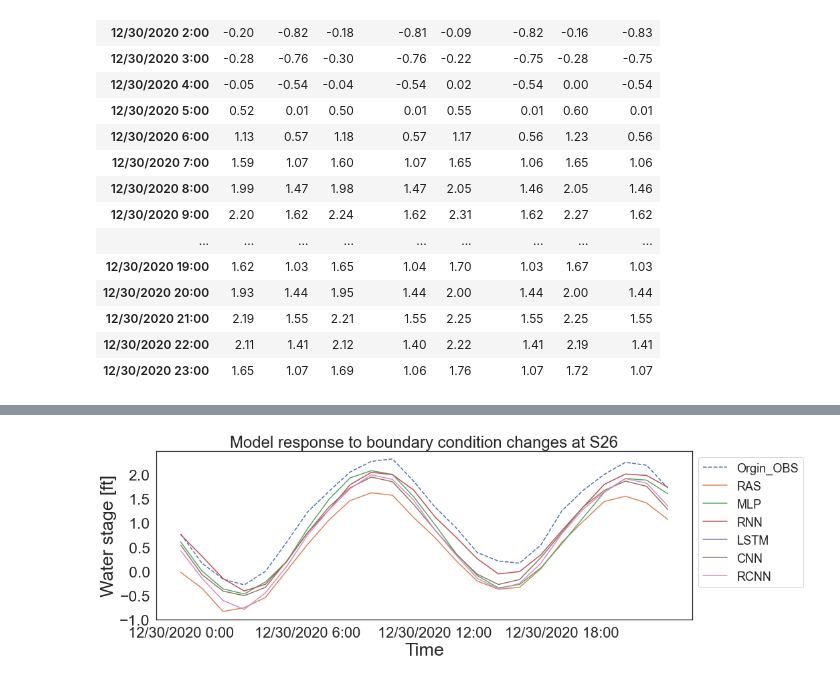
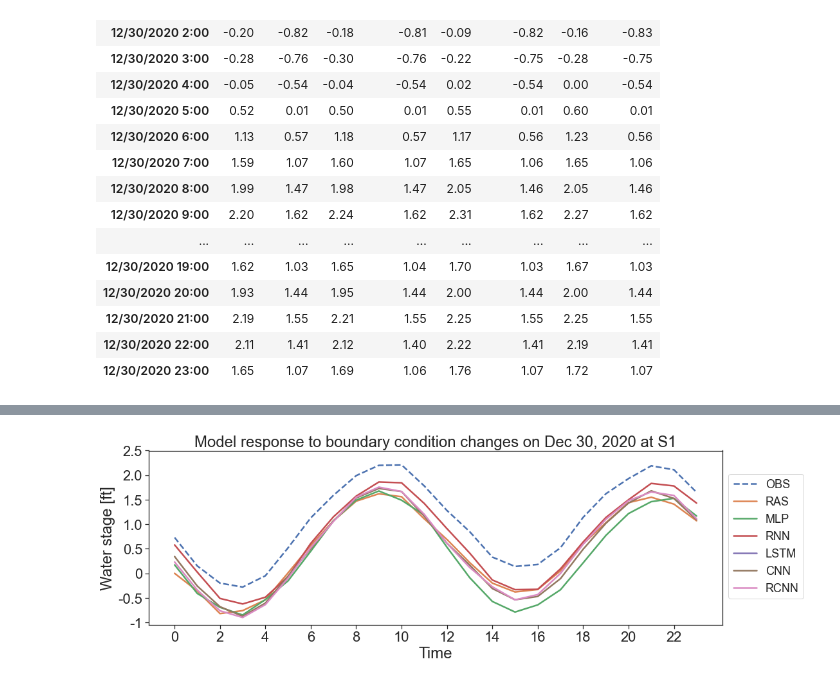
Before and after one commit to JimengShi/DL-WaLeF, a Jupyter notebook: post_processing/Post-processing 2.ipynb, the cells around one changed output, grey strips where cells are left out. Saved outputs shown, nothing was run; the diff lists cells and outputs as text; code cells hidden in the pictures.

```diff
--- a/post_processing/Post-processing 2.ipynb
+++ b/post_processing/Post-processing 2.ipynb
@@ -295,36 +187,35 @@ plt.show()
-# %%
-df3= pd.DataFrame(columns = ['OBS', 'RAS', 'MLP', 'RNN', 'LSTM', 'CMLP', 'RCNN'])
-df3.iloc[:, 0] = refer.iloc[:, 6]
-df3.iloc[:, 1] = refer.iloc[:, 7]
-df3.iloc[:, 2] = inv_yhat_mlp_reshape[:, 3]
-df3.iloc[:, 3] = inv_yhat_rnn_reshape[:, 3]
-df3.iloc[:, 4] = inv_yhat_lstm_reshape_pd.iloc[:, 3]
-df3.iloc[:, 5] = inv_yhat_cmlp_reshape[:, 3]
-df3.iloc[:, 6] = inv_yhat_crnn_reshape[:, 3]
-
-plt.rcParams["figure.figsize"] = (16, 5)
-sns.set(style = 'white')
-sns.set_theme(style="white", font_scale=1.7)
-
-fig, ax = plt.subplots(facecolor='white')
-plt.plot(df3.iloc[:, 0], label=('Orgin_OBS'), linestyle='dashed')
-
-plt.plot(df3.iloc[:, 1:], label=('RAS', 'MLP', 'RNN', 'LSTM', 'CNN', 'RCNN'))
-
-plt.xticks(np.arange(0, 23, step=6), fontsize=22)
-plt.yticks(np.arange(-1, 2.1, step=0.5), fontsize=23)
-
-plt.xlabel('Time', fontsize=27)
-plt.ylabel('Water stage [ft]', fontsize=27)
-plt.legend(fontsize=18, bbox_to_anchor=(1.0, 1.0))
-plt.title('Model response to boundary condition changes at S26', fontsize=24)
-plt.subplots_adjust(left=0.1,
-                    bottom=0.2,
-                    right=0.795,
-                    top=0.9,
-                    wspace=0.1,
-                    hspace=0.5)
-plt.savefig('figure/11.4.png')
-plt.show()
-# %% [output]
-[figure, removed]
+# %%
+df = pd.DataFrame(columns = ['OBS', 'RAS', 'MLP', 'RNN', 'LSTM', 'CMLP', 'CRNN'])
+df.iloc[:, 0] = refer.iloc[:, 0]
+df.iloc[:, 1] = refer.iloc[:, 1]
+df.iloc[:, 2] = inv_yhat_mlp_reshape[:, 0]
+df.iloc[:, 3] = inv_yhat_rnn_reshape[:, 0]
+df.iloc[:, 4] = inv_yhat_lstm_reshape_pd.iloc[:, 0]
+df.iloc[:, 5] = inv_yhat_cmlp_reshape[:, 0]
+df.iloc[:, 6] = inv_yhat_crnn_reshape[:, 0]
+
+plt.rcParams["figure.figsize"] = (16, 5)
+
+LINEWIDTH = 2.5
+plt.plot(df.iloc[:, 0].values, linestyle='--', linewidth=LINEWIDTH, label='OBS')
+plt.plot(df.iloc[:, 1].values, linewidth=LINEWIDTH, label='RAS')
+plt.plot(df.iloc[:, 2].values, linewidth=LINEWIDTH, label='MLP')
+plt.plot(df.iloc[:, 3].values, linewidth=LINEWIDTH, label='RNN')
+plt.plot(df.iloc[:, 4].values, linewidth=LINEWIDTH, label='LSTM')
+plt.plot(df.iloc[:, 5].values, linewidth=LINEWIDTH, label='CNN')
+plt.plot(df.iloc[:, 6].values, linewidth=LINEWIDTH, label='RCNN')
+
+plt.tick_params(axis='both', which='both', bottom='on', left='on', labelbottom='on', labelleft='on')
+
+plt.xlabel('Time', fontsize=24)
+plt.ylabel('Water stage [ft]', fontsize=24)
+plt.xticks(np.arange(0, 24, step=2), [i for i in range(0, 24, 2)], fontsize=22)
+plt.yticks(np.arange(-1, 3, step=0.5), [-1, -0.5, 0, 0.5, 1.0, 1.5, 2.0, 2.5], fontsize=22)
+plt.title('Model response to boundary condition changes on Dec 30, 2020 at S1', fontsize=24)
+plt.legend(fontsize=18, bbox_to_anchor=(1.0, 0.9))
+
+plt.savefig('figure/11.1.png', dpi=300, bbox_inches='tight')
+
+plt.show()
+# %% [output]
+[figure, added]
```
Also changed, not shown: parts of 7 cells of this notebook.
